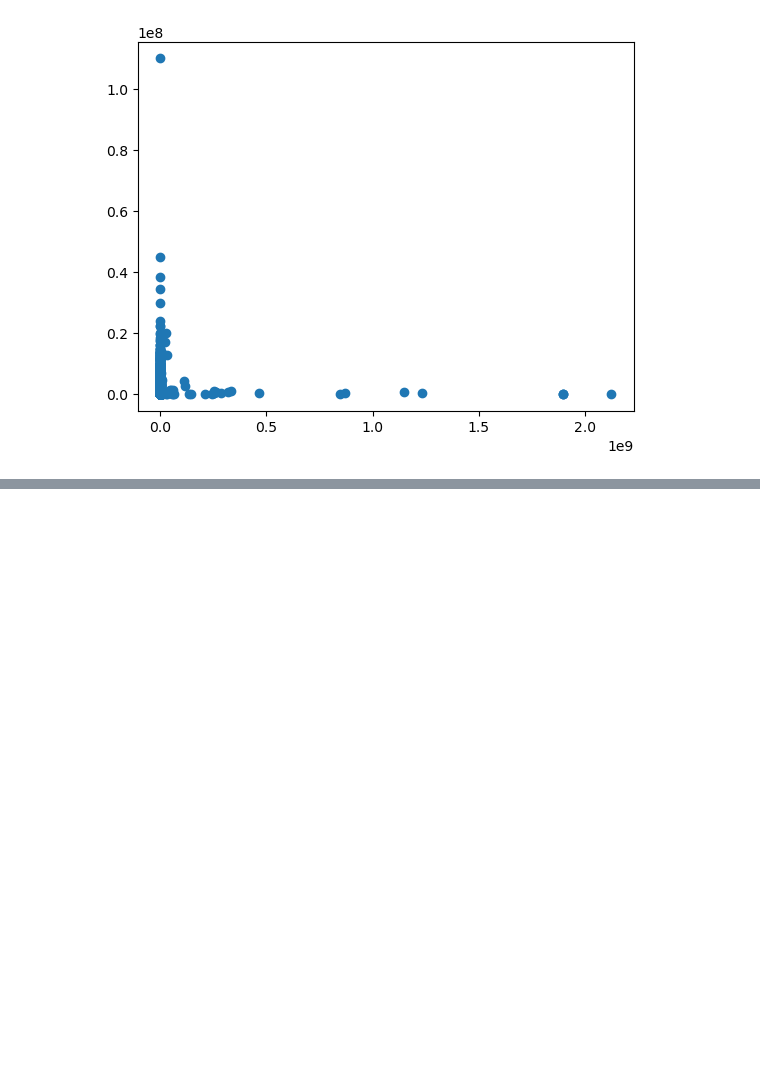
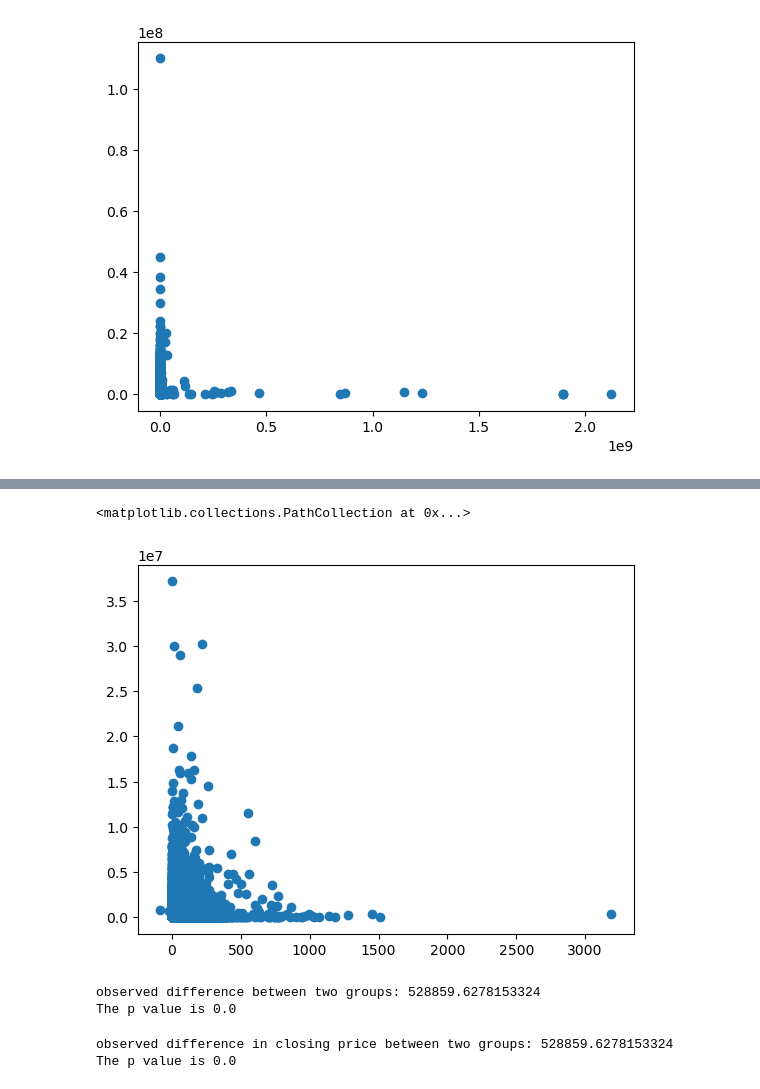
Before and after one commit to bbousquette1/IDX-Exchange-DS16-Winter2025, a Jupyter notebook: claire_EDA.ipynb, the cells around one changed output, grey strips where cells are left out. Drawn from its saved outputs; the diff is of its cells as text; code cells hidden in the pictures; blank space fills up the shorter version.

```diff
--- a/claire_EDA.ipynb
+++ b/claire_EDA.ipynb
@@ -59,0 +66,64 @@ plt.scatter(june['LotSizeSquareFeet'], june['OriginalListPrice'])
+# %%
+# Sort of a negative assocation? Prices drop dramatically after the 200 day mark
+plt.scatter(june['DaysOnMarket'], june['ClosePrice'])
+# %% [output]
+<matplotlib.collections.PathCollection at 0x...>
+[figure, added]
+# %%
+# Testing missing mechanism to see if missing values of elementary school correlate
+# with lower housing prices since missing value could mean no elementary school nearby?
+# In other words, missing value = lower price
+june_copy = june.copy()
+labels = june['ElementarySchool'].isna()
+june_copy['school_missing'] = labels
+
+grouped = june_copy.groupby('school_missing')['ClosePrice'].mean()
+
+# observed difference of how much more the house costs if elementary school is not missing
+obs = grouped.loc[False] - grouped.loc[True]
+print(f'observed difference between two groups: {obs}')
+
+diffs = []
+# simulate 500 times, shuffle label of private pools
+for i in range(500):
+    june_copy['shuffled_school'] = np.random.permutation(june_copy['school_missing'])
+    pool_groups = june_copy.groupby('shuffled_school')['ClosePrice'].mean()
+    stat = pool_groups[False] - pool_groups[True]
+    diffs.append(stat)
+
+diffs = np.array(diffs)
+print(f'The p value is {(diffs >= obs).mean()}')
+# %% [output]
+observed difference between two groups: 528859.6278153324
+The p value is 0.0
+# %%
+# If it helps, generalized permutation test for missingness and close price
+
+# The column here is whether ElementarySchool is missing
+column = 'ElementarySchool'
+
+june_copy = june.copy()
+labels = june[column].isna()
+june_copy['is_missing'] = labels
+
+grouped = june_copy.groupby('is_missing')['ClosePrice'].mean()
+
+# observed difference of how much more the house costs if the value is NOT missing
+# You may need to switch the order of subtraction in order for things to be more intuitive.
+# In that case, rememeber to also switch the labels of True/False in the for loop
+obs = grouped.loc[False] - grouped.loc[True]
+print(f'observed difference in closing price between two groups: {obs}')
+
+diffs = []
+# simulate 500 times, shuffle labels
+for i in range(500):
+    june_copy['shuffled_labels'] = np.random.permutation(june_copy['is_missing'])
+    pool_groups = june_copy.groupby('shuffled_labels')['ClosePrice'].mean()
+    stat = pool_groups[False] - pool_groups[True]
+    diffs.append(stat)
+
+diffs = np.array(diffs)
+print(f'The p value is {(diffs >= obs).mean()}')
+# %% [output]
+observed difference in closing price between two groups: 528859.6278153324
+The p value is 0.0
```
Also changed, not shown: parts of 1 cell of this notebook.
